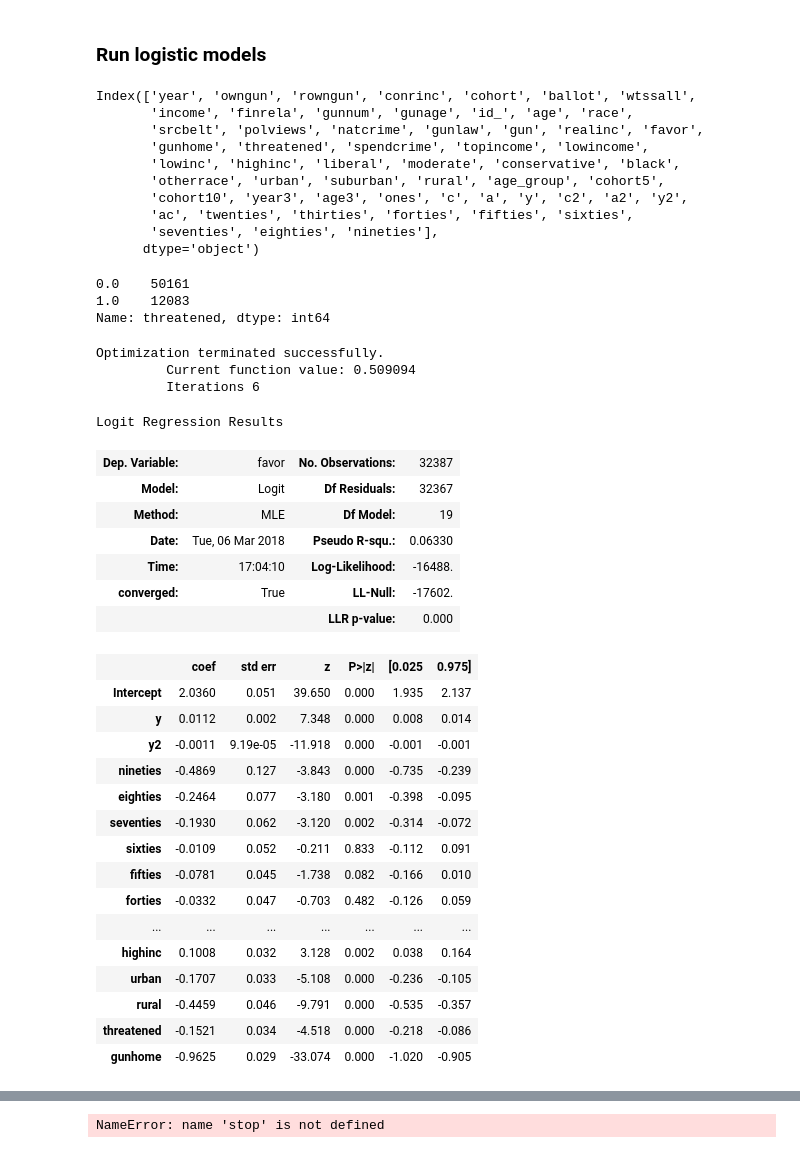
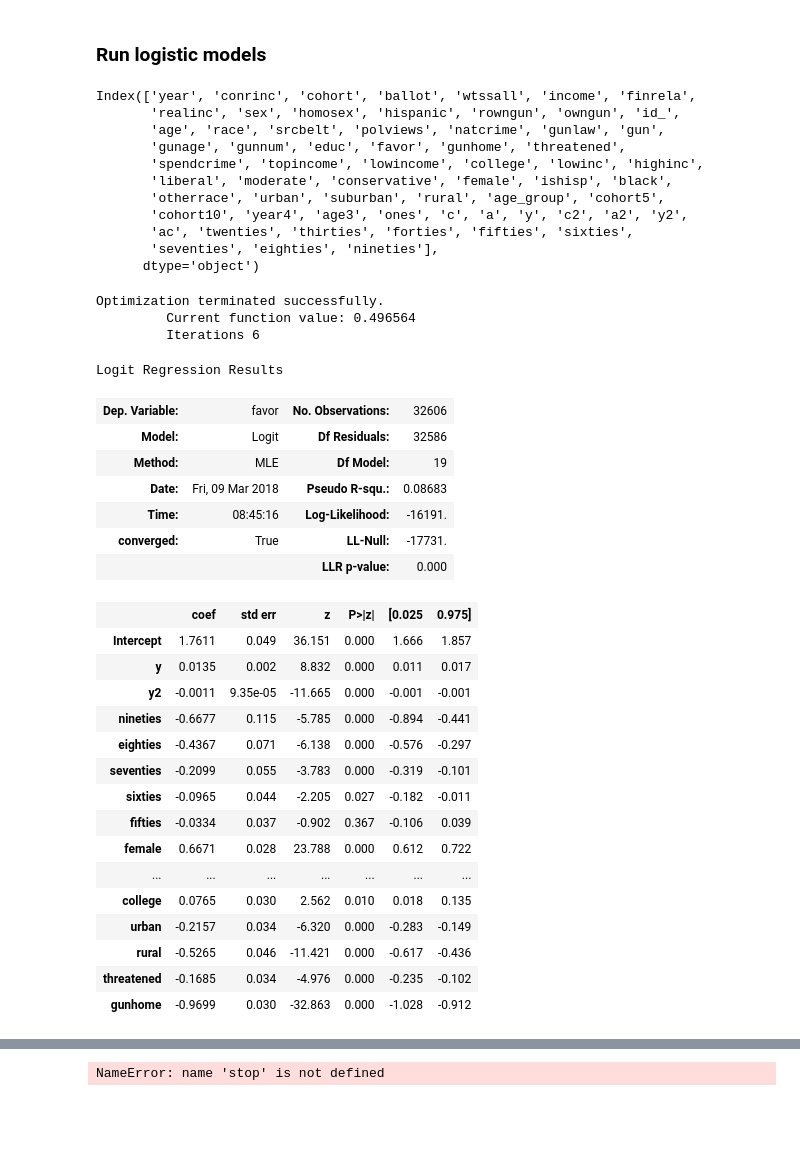
Before and after one commit to AllenDowney/GssReligion, a Jupyter notebook: gss_gun.ipynb, the cells around one changed output, grey strips where cells are left out. Saved outputs shown, nothing was run; the diff lists cells and outputs as text; code cells hidden in the pictures; blank space fills up the shorter version.

```diff
--- a/gss_gun.ipynb
+++ b/gss_gun.ipynb
@@ -205,0 +216,4 @@ Name: lowincome, dtype: int64
+# %%
+varname = 'educ'
+gss[varname].replace([98,99], np.nan, inplace=True)
+sum(~gss[varname].isnull())
@@ -205,0 +242,4 @@ Name: lowincome, dtype: int64
+# %%
+gss['college'] = gss[varname] >= 13
+gss.loc[gss[varname].isnull(), 'college'] = np.nan
+utils.values(gss, 'college')
@@ -306,0 +368,3 @@ sum(gss.age.isnull())
+# %%
+gss.hispanic.replace([98, 99, 0], np.nan, inplace=True)
+sum(gss.hispanic.isnull())
@@ -514,6 +587,6 @@ utils.values(gss, 'year')
 2016    2857
 Name: year, dtype: int64
 # %%
-gss['year3'] = utils.RoundIntoBins(gss, 'year', 3, low=0) + 1.5
-utils.values(gss, 'year3')
+gss['year4'] = utils.RoundIntoBins(gss, 'year', 4, low=1970) + 1
+utils.values(gss, 'year4')
 # %% [output]
@@ -662,54 +739,51 @@ fill_missing_column(sample, 'spendcrime')
 # %%
 sample.columns
 # %% [output]
-Index(['year', 'owngun', 'rowngun', 'conrinc', 'cohort', 'ballot', 'wtssall',
-       'income', 'finrela', 'gunnum', 'gunage', 'id_', 'age', 'race',
-       'srcbelt', 'polviews', 'natcrime', 'gunlaw', 'gun', 'realinc', 'favor',
-       'gunhome', 'threatened', 'spendcrime', 'topincome', 'lowincome',
-       'lowinc', 'highinc', 'liberal', 'moderate', 'conservative', 'black',
+Index(['year', 'conrinc', 'cohort', 'ballot', 'wtssall', 'income', 'finrela',
+       'realinc', 'sex', 'homosex', 'hispanic', 'rowngun', 'owngun', 'id_',
+       'age', 'race', 'srcbelt', 'polviews', 'natcrime', 'gunlaw', 'gun',
+       'gunage', 'gunnum', 'educ', 'favor', 'gunhome', 'threatened',
+       'spendcrime', 'topincome', 'lowincome', 'college', 'lowinc', 'highinc',
+       'liberal', 'moderate', 'conservative', 'female', 'ishisp', 'black',
        'otherrace', 'urban', 'suburban', 'rural', 'age_group', 'cohort5',
-       'cohort10', 'year3', 'age3', 'ones', 'c', 'a', 'y', 'c2', 'a2', 'y2',
+       'cohort10', 'year4', 'age3', 'ones', 'c', 'a', 'y', 'c2', 'a2', 'y2',
        'ac', 'twenties', 'thirties', 'forties', 'fifties', 'sixties',
        'seventies', 'eighties', 'nineties'],
       dtype='object')
 # %%
-utils.values(sample, 'threatened')
+utils.values(sample, 'female')
-# %% [output]
-0.0    50161
-1.0    12083
-Name: threatened, dtype: int64
 # %%
-formula = ('favor ~ y + y2 + nineties + eighties + seventies + sixties + fifties + forties + thirties + '
-           'black + otherrace + conservative + liberal + lowinc + highinc + urban + rural + '
-           'threatened + gunhome ')
+formula = ('favor ~ y + y2 + nineties + eighties + seventies + sixties + fifties + '
+           'female + black + otherrace + conservative + liberal + lowinc + highinc + '
+           'college + urban + rural + threatened + gunhome ')
 model = smf.logit(formula, data=sample).fit()
 model.summary()
 # %% [output]
 Optimization terminated successfully.
-         Current function value: 0.509094
+         Current function value: 0.496564
          Iterations 6
 Logit Regression Results
-| Dep. Variable: | favor | No. Observations: | 32387 |
-| Model: | Logit | Df Residuals: | 32367 |
+| Dep. Variable: | favor | No. Observations: | 32606 |
+| Model: | Logit | Df Residuals: | 32586 |
 | Method: | MLE | Df Model: | 19 |
-| Date: | Tue, 06 Mar 2018 | Pseudo R-squ.: | 0.06330 |
-| Time: | 17:04:10 | Log-Likelihood: | -16488. |
-| converged: | True | LL-Null: | -17602. |
+| Date: | Fri, 09 Mar 2018 | Pseudo R-squ.: | 0.08683 |
+| Time: | 08:45:16 | Log-Likelihood: | -16191. |
+| converged: | True | LL-Null: | -17731. |
 |  |  | LLR p-value: | 0.000 |
 |  | coef | std err | z | P>|z| | [0.025 | 0.975] |
-| Intercept | 2.0360 | 0.051 | 39.650 | 0.000 | 1.935 | 2.137 |
-| y | 0.0112 | 0.002 | 7.348 | 0.000 | 0.008 | 0.014 |
-| y2 | -0.0011 | 9.19e-05 | -11.918 | 0.000 | -0.001 | -0.001 |
-| nineties | -0.4869 | 0.127 | -3.843 | 0.000 | -0.735 | -0.239 |
-| eighties | -0.2464 | 0.077 | -3.180 | 0.001 | -0.398 | -0.095 |
-| seventies | -0.1930 | 0.062 | -3.120 | 0.002 | -0.314 | -0.072 |
-| sixties | -0.0109 | 0.052 | -0.211 | 0.833 | -0.112 | 0.091 |
-| fifties | -0.0781 | 0.045 | -1.738 | 0.082 | -0.166 | 0.010 |
-| forties | -0.0332 | 0.047 | -0.703 | 0.482 | -0.126 | 0.059 |
+| Intercept | 1.7611 | 0.049 | 36.151 | 0.000 | 1.666 | 1.857 |
+| y | 0.0135 | 0.002 | 8.832 | 0.000 | 0.011 | 0.017 |
+| y2 | -0.0011 | 9.35e-05 | -11.665 | 0.000 | -0.001 | -0.001 |
+| nineties | -0.6677 | 0.115 | -5.785 | 0.000 | -0.894 | -0.441 |
+| eighties | -0.4367 | 0.071 | -6.138 | 0.000 | -0.576 | -0.297 |
+| seventies | -0.2099 | 0.055 | -3.783 | 0.000 | -0.319 | -0.101 |
+| sixties | -0.0965 | 0.044 | -2.205 | 0.027 | -0.182 | -0.011 |
+| fifties | -0.0334 | 0.037 | -0.902 | 0.367 | -0.106 | 0.039 |
+| female | 0.6671 | 0.028 | 23.788 | 0.000 | 0.612 | 0.722 |
 | ... | ... | ... | ... | ... | ... | ... |
-| highinc | 0.1008 | 0.032 | 3.128 | 0.002 | 0.038 | 0.164 |
-| urban | -0.1707 | 0.033 | -5.108 | 0.000 | -0.236 | -0.105 |
-| rural | -0.4459 | 0.046 | -9.791 | 0.000 | -0.535 | -0.357 |
-| threatened | -0.1521 | 0.034 | -4.518 | 0.000 | -0.218 | -0.086 |
-| gunhome | -0.9625 | 0.029 | -33.074 | 0.000 | -1.020 | -0.905 |
+| college | 0.0765 | 0.030 | 2.562 | 0.010 | 0.018 | 0.135 |
+| urban | -0.2157 | 0.034 | -6.320 | 0.000 | -0.283 | -0.149 |
+| rural | -0.5265 | 0.046 | -11.421 | 0.000 | -0.617 | -0.436 |
+| threatened | -0.1685 | 0.034 | -4.976 | 0.000 | -0.235 | -0.102 |
+| gunhome | -0.9699 | 0.030 | -32.863 | 0.000 | -1.028 | -0.912 |
 # %%
```
Also changed, not shown: parts of 38 cells of this notebook, 3 other files.
